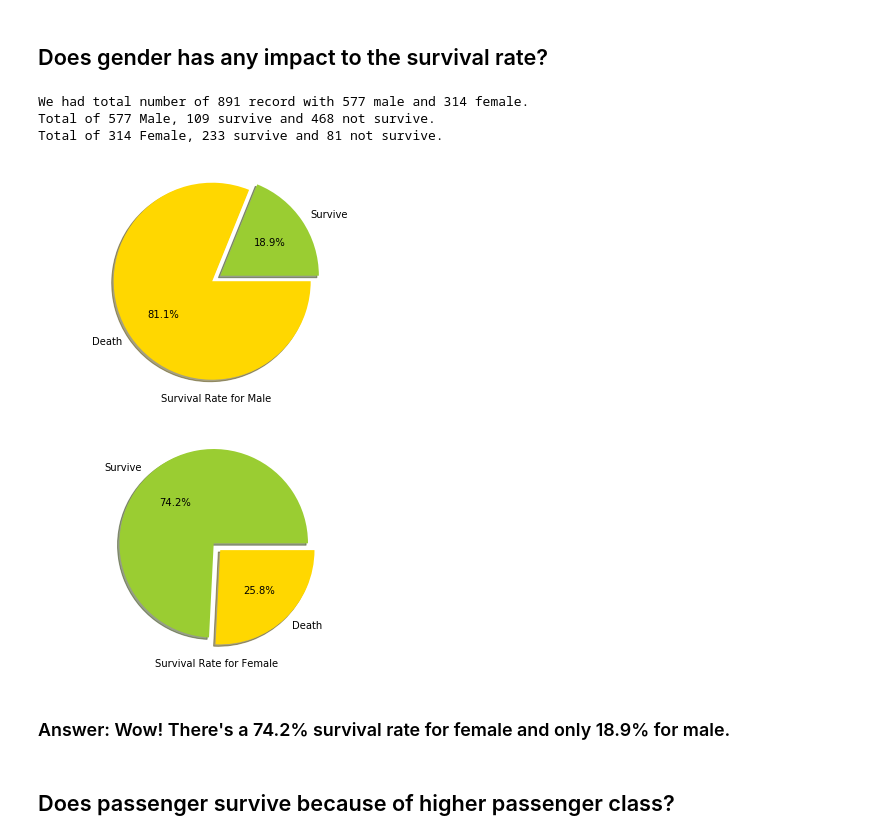
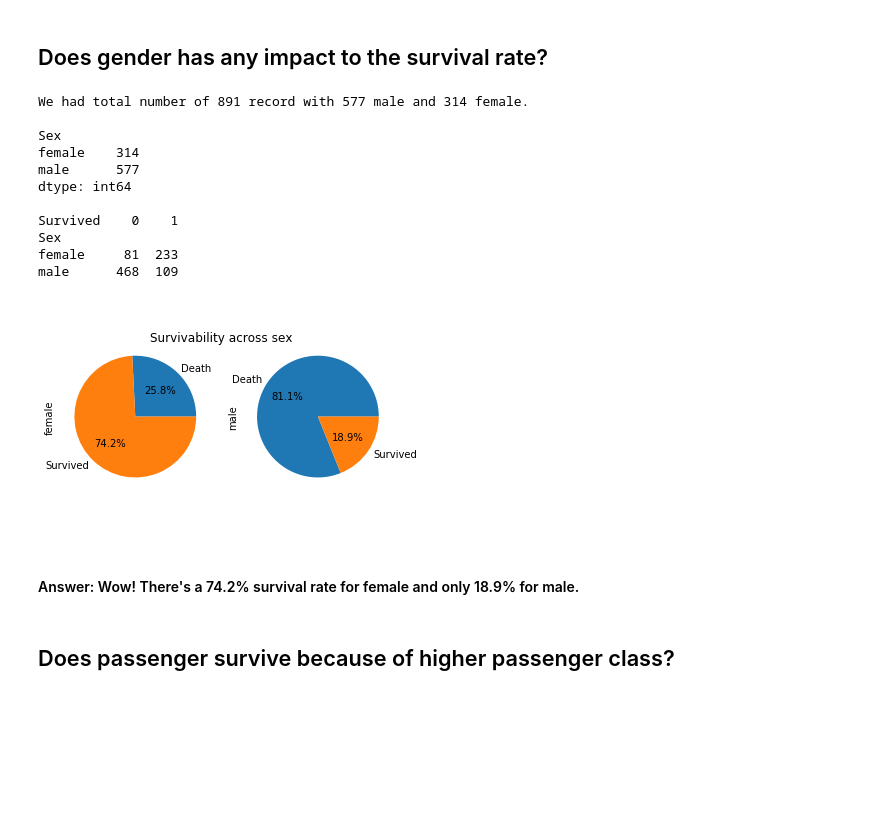
Before and after one commit to jorcus/DAND-Investigate-Titanic-Dataset, a Jupyter notebook: Investigate a Dataset.ipynb, the cells around one changed output. Drawn from its saved outputs; the diff is of its cells as text; code cells hidden in the pictures; blank space fills up the shorter version.

```diff
--- a/Investigate a Dataset.ipynb
+++ b/Investigate a Dataset.ipynb
@@ -127,30 +128,34 @@ The Dataset consist of  891  rows of record and  5 columns of the variable.
 # %%
 num_passenger = df.shape[0]
 num_male = df.loc[df['Sex'] == "male"].shape[0]
 num_female = df.loc[df['Sex'] == "female"].shape[0]
 
-print ("We had total number of {} record with {} male and {} female.".format(num_passenger, num_male, num_female))
+print ("We had total number of {} record with {} male and {} female.\n".format(num_passenger, num_male, num_female))
+print(df.groupby('Sex').size(), '\n')
+print(pd.crosstab(df['Sex'], df['Survived']))
 
-survived_male = (df['Sex'] == "male") & (df['Survived'] == 1)
-survived_female = (df['Sex'] == "female") & (df['Survived'] == 1)
-
-num_survived_male = df.loc[survived_male].shape[0]
-num_survived_female = df.loc[survived_female].shape[0]
-num_not_survived_male = num_male - num_survived_male
-num_not_survived_female = num_female - num_survived_female
-print("Total of {} Male, {} survive and {} not survive.".format(num_male, num_survived_male, num_not_survived_male))
-print("Total of {} Female, {} survive and {} not survive.".format(num_female, num_survived_female, num_not_survived_female))
-
-display_piechart(num_survived_male, num_not_survived_male, 'Survival Rate for Male')
-display_piechart(num_survived_female, num_not_survived_female, 'Survival Rate for Female')
+# Visualize Survivability
+table = pd.crosstab(df['Survived'],df['Sex'])
+axes = table.plot.pie(subplots=True, labels=['Death','Survived'], autopct='%1.1f%%');
+plt.suptitle('Survivability across sex',y=0.8)
+for ax in axes:
+    ax.legend_.remove()
+    ax.set_aspect('equal')
 # %% [output]
 We had total number of 891 record with 577 male and 314 female.
-Total of 577 Male, 109 survive and 468 not survive.
-Total of 314 Female, 233 survive and 81 not survive.
+
+Sex
+female    314
+male      577
+dtype: int64
+
+Survived    0    1
+Sex
+female     81  233
+male      468  109
-[figure, old version]
+[figure, new version]
-[figure, removed]
 # %% [markdown]
-### Answer: Wow! There's a 74.2% survival rate for female and only 18.9% for male.
+#### Answer: Wow! There's a 74.2% survival rate for female and only 18.9% for male.
 # %% [markdown]
 ## Does passenger survive because of higher passenger class?
 # %%
```
Also changed, not shown: parts of 6 cells of this notebook, 1 other file.
